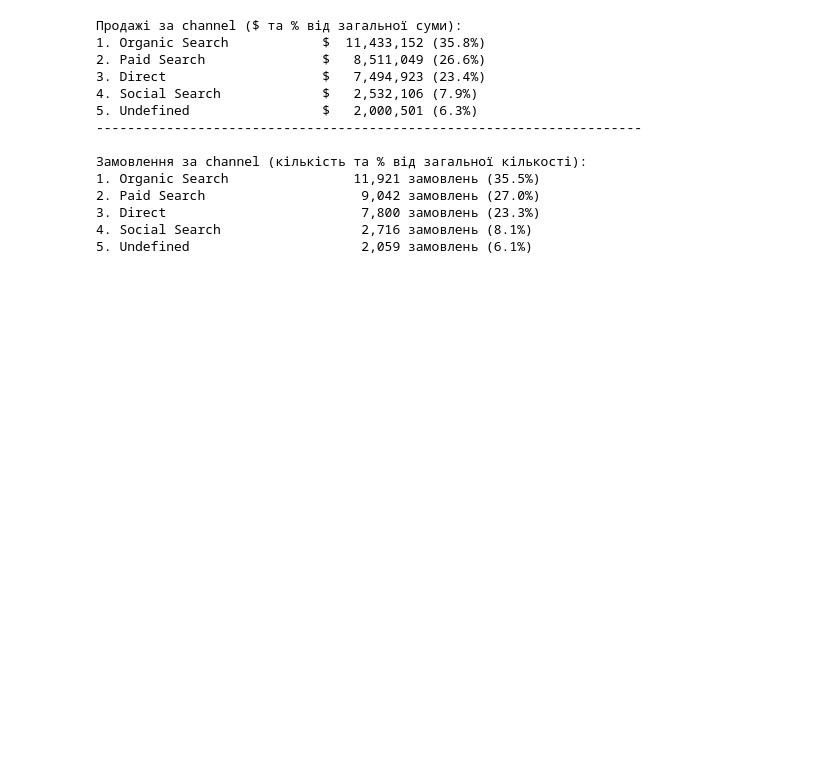
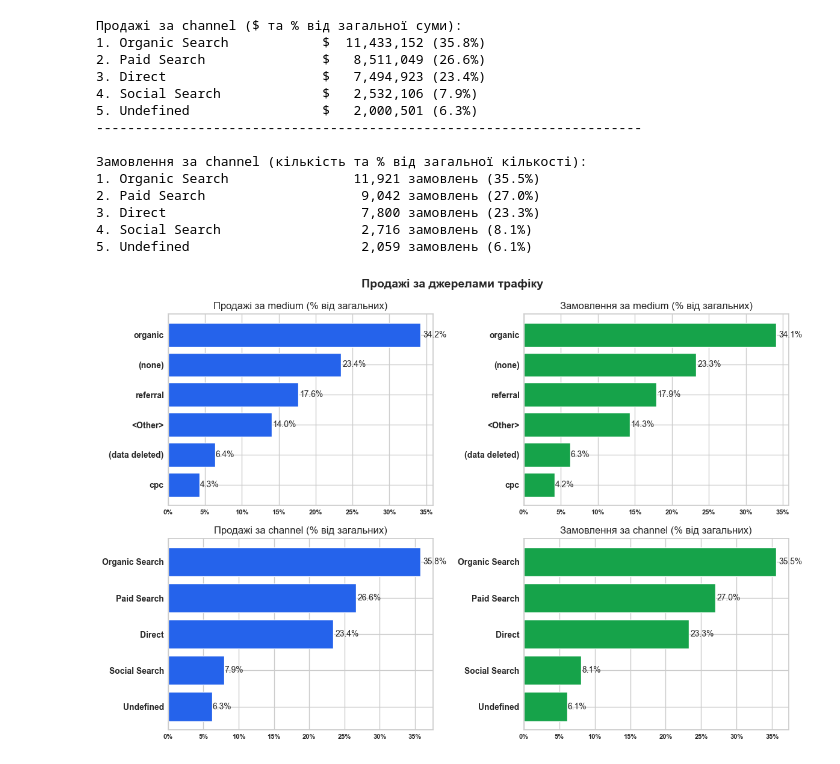
Before and after one commit to VladNkov/online_store_sales_analysis, a Jupyter notebook: online_store_sales_analysis.ipynb, the cells around one changed output. Cells and saved outputs as stored; diff of their text form; code cells hidden in the pictures; blank space fills up the shorter version.

```diff
--- a/online_store_sales_analysis.ipynb
+++ b/online_store_sales_analysis.ipynb
@@ -685,3 +686,74 @@ for i, (channel, val) in enumerate(channel_orders.items(), 1):
 3. Direct                         7,800 замовлень (23.3%)
 4. Social Search                  2,716 замовлень (8.1%)
 5. Undefined                      2,059 замовлень (6.1%)
+# %%
+sns.set_theme(style='whitegrid', palette='muted')
+plt.rcParams.update({'figure.dpi': 100, 'font.size': 12})
+
+pct_fmt = mticker.FuncFormatter(lambda x, _: f'{x:.0f}%')
+
+fig, axes = plt.subplots(2, 2, figsize=(12, 8))
+fig.suptitle('Продажі за джерелами трафіку', fontsize=14, fontweight='bold', y=0.98)
+
+
+def annotate_bars(ax, bars, values):
+    for bar, val in zip(bars, values):
+        ax.text(bar.get_width()*1.01, bar.get_y()+bar.get_height()/2,
+                f'{val:.1f}%', va='center', fontsize=10)
+
+
+def style_ax(ax):
+    ax.tick_params(axis='x', labelsize=8, pad=-1)
+    ax.tick_params(axis='y', labelsize=10, pad=-1)
+    for label in ax.get_xticklabels():
+        label.set_fontweight('bold')
+    for label in ax.get_yticklabels():
+        label.set_fontweight('bold')
+    ax.xaxis.set_major_formatter(pct_fmt)
+
+
+# продажі за medium
+
+medium_sales_percent  = medium_sales  / total_sales    * 100
+
+ax = axes[0, 0]
+bars = ax.barh(medium_sales_percent.index[::-1], medium_sales_percent.values[::-1], color=ACCENT)
+ax.set_title('Продажі за medium (% від загальних)')
+style_ax(ax)
+annotate_bars(ax, bars, medium_sales_percent.values[::-1])
+
+# замовлення за medium
+
+medium_orders_percent = medium_orders / unique_sessions * 100
+
+ax = axes[0, 1]
+bars = ax.barh(medium_orders_percent.index[::-1], medium_orders_percent.values[::-1], color=GREEN)
+ax.set_title('Замовлення за medium (% від загальних)')
+style_ax(ax)
+annotate_bars(ax, bars, medium_orders_percent.values[::-1])
+
+# продажі за channel
+
+channel_sales_percent  = channel_sales  / total_sales    * 100
+
+ax = axes[1, 0]
+bars = ax.barh(channel_sales_percent.index[::-1], channel_sales_percent.values[::-1], color=ACCENT)
+ax.set_title('Продажі за channel (% від загальних)')
+style_ax(ax)
+annotate_bars(ax, bars, channel_sales_percent.values[::-1])
+
+# замовлення за channel
+
+channel_orders_percent = channel_orders / unique_sessions * 100
+
+ax = axes[1, 1]
+bars = ax.barh(channel_orders_percent.index[::-1], channel_orders_percent.values[::-1], color=GREEN)
+ax.set_title('Замовлення за channel (% від загальних)')
+style_ax(ax)
+annotate_bars(ax, bars, channel_orders_percent.values[::-1])
+
+plt.tight_layout()
+plt.savefig('images/sales_by_traffic_source.png', bbox_inches='tight')
+plt.show()
+# %% [output]
+[figure, added]
```
Also changed, not shown: parts of 4 cells of this notebook, 1 other file.
